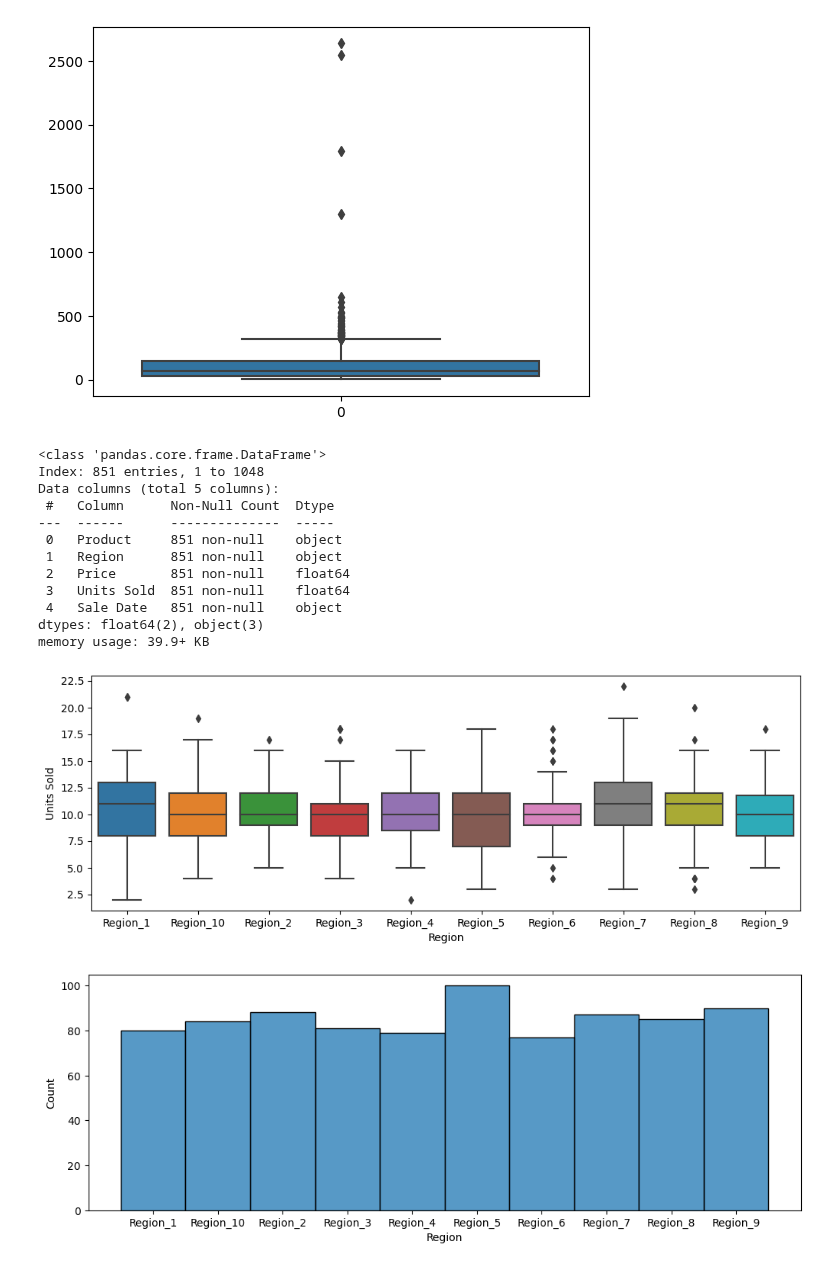
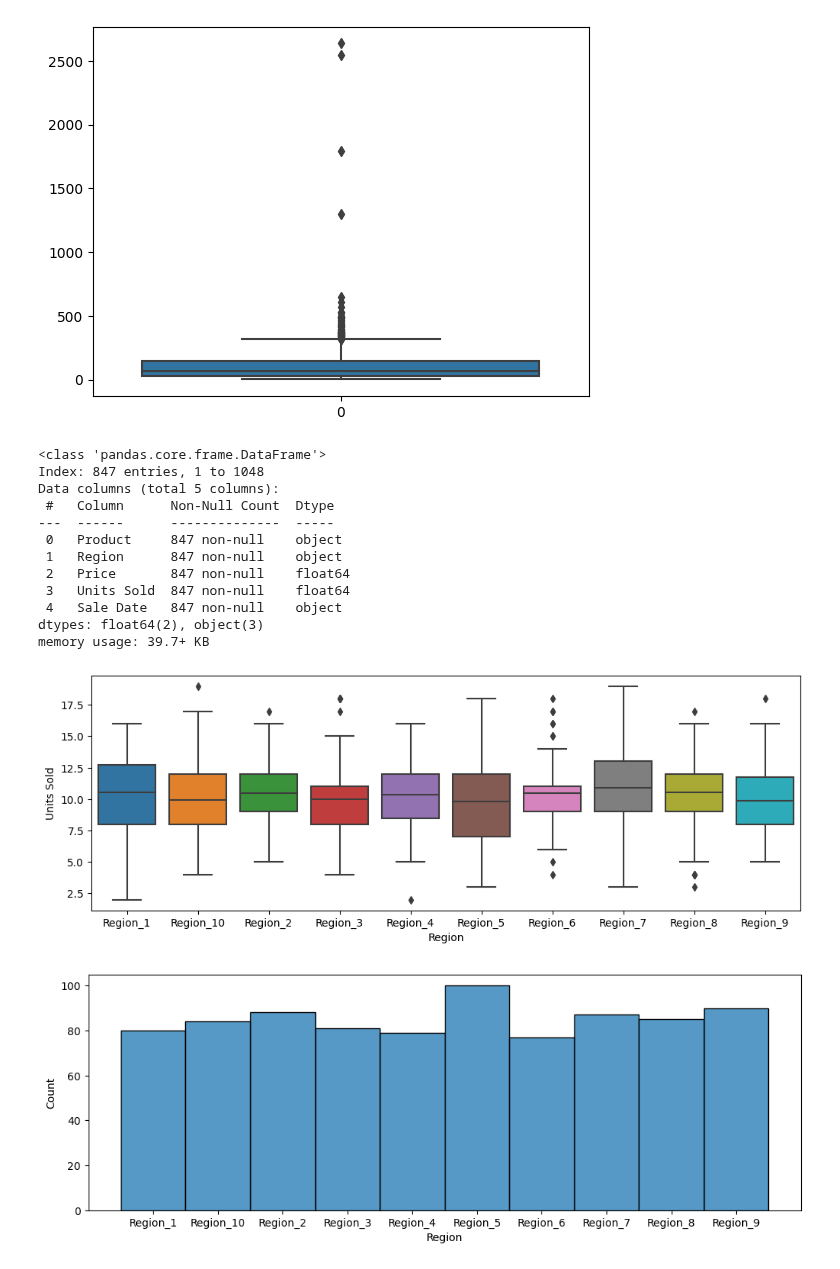
Before and after one commit to ChuHongHeMike/schulich_data_science_he55, a Jupyter notebook: Assignment/A1.ipynb, the cells around one changed output. Saved outputs shown, nothing was run; the diff lists cells and outputs as text; code cells hidden in the pictures.

```diff
--- a/Assignment/A1.ipynb
+++ b/Assignment/A1.ipynb
@@ -65,39 +73,41 @@ plt.show()
 [figure]
 [figure]
 # %%
-df3.loc[:,'Units Sold']=df3['Units Sold'].fillna(df3.groupby('Region')['Units Sold'].transform('median'))
-df3.loc[:,'Price']=df3['Price'].fillna(df3.groupby('Region')['Price'].transform('mean'))
+#Fill in the missing values of the corresponding "Units Sold" with the average values of different regions.
+#Fill in the missing values of the corresponding "Product" with the median of different regions.
+df3.loc[:,'Units Sold']=df3['Units Sold'].fillna(df3.groupby('Region')['Units Sold'].transform('mean'))
+df3.loc[:,'Price']=df3['Price'].fillna(df3.groupby('Region')['Price'].transform('median'))
 #upper_limit = 18
 
 upper_limit = df3['Units Sold'].mean() + 3*df3['Units Sold'].std()
-lower_limit = df3['Units Sold'].mean() + 3*df3['Units Sold'].std()
+lower_limit = df3['Units Sold'].mean() - 3*df3['Units Sold'].std()
 
-df4_filtered_Sold = df3[(df3["Units Sold"] < upper_limit) | (df3["Units Sold"] > lower_limit)]
-
+df4_filtered_Sold = df3[(df3["Units Sold"] < upper_limit)]
+df4_filtered_Sold =df4_filtered_Sold[(df4_filtered_Sold["Units Sold"] > lower_limit)]
 #df4_filtered_Sold = df4[(df4["Units Sold"] < upper_limit)]
 
 df4_filtered_Sold.info()
 fig= plt.subplots(figsize=(12,4))
 sns.boxplot(
     data= df4_filtered_Sold.reset_index().sort_values(by='Region'),
     x='Region',
     y='Units Sold'
 )
 plt.show()
 # %% [output]
 <class 'pandas.core.frame.DataFrame'>
-Index: 851 entries, 1 to 1048
+Index: 847 entries, 1 to 1048
 Data columns (total 5 columns):
  #   Column      Non-Null Count  Dtype
 ---  ------      --------------  -----
- 0   Product     851 non-null    object
- 1   Region      851 non-null    object
- 2   Price       851 non-null    float64
- 3   Units Sold  851 non-null    float64
- 4   Sale Date   851 non-null    object
+ 0   Product     847 non-null    object
+ 1   Region      847 non-null    object
+ 2   Price       847 non-null    float64
+ 3   Units Sold  847 non-null    float64
+ 4   Sale Date   847 non-null    object
 dtypes: float64(2), object(3)
-memory usage: 39.9+ KB
+memory usage: 39.7+ KB
-[figure, old version]
+[figure, new version]
 # %%
 
 fig= plt.subplots(figsize=(12,4))
```
Also changed, not shown: parts of 5 cells of this notebook.
